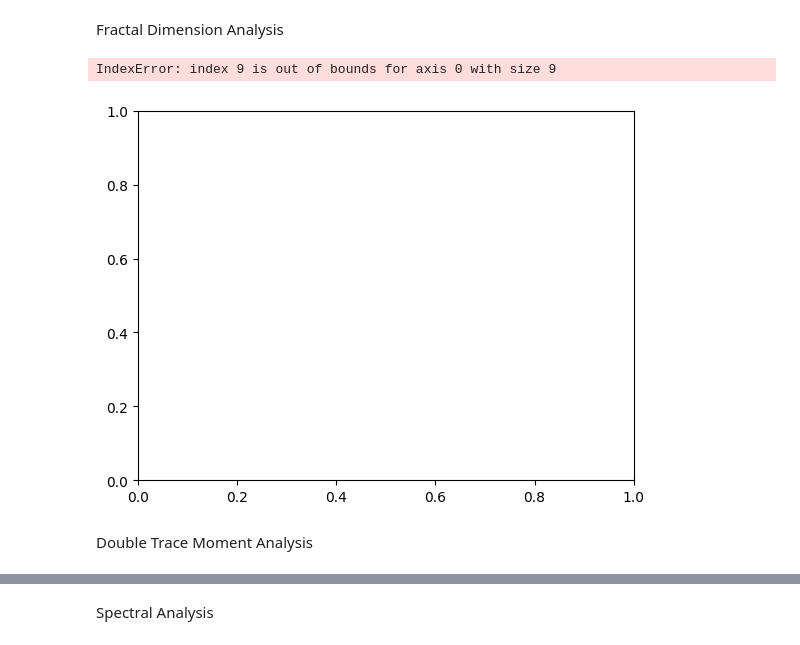
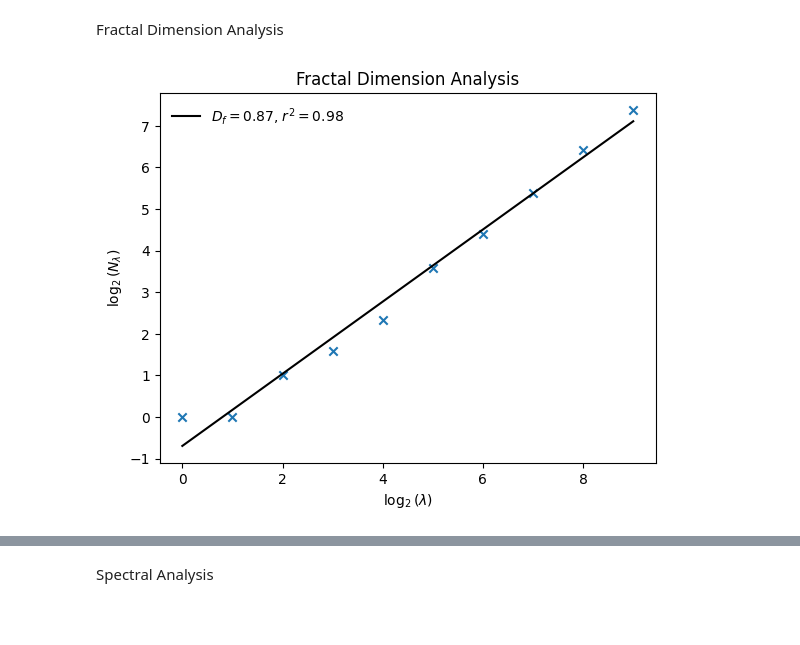
Before and after one commit to marcinmss/rain_analysis_toolbox, a Jupyter notebook: notebooks/test_multy_fractals/test_spectral2.ipynb, the cells around one changed output, grey strips where cells are left out. Cells and saved outputs as stored; diff of their text form; code cells hidden in the pictures; blank space fills up the shorter version.

```diff
--- a/notebooks/test_multy_fractals/test_spectral2.ipynb
+++ b/notebooks/test_multy_fractals/test_spectral2.ipynb
@@ -19,10 +29,7 @@ Fractal Dimension Analysis
 # %%
 figure = plt.figure()
 ax = figure.add_subplot(1,1,1)
-result = fractal_dimension_analysis(field.reshape((-1,1)))
+result = fractal_dimension_analysis(field.reshape((-1,1)), ax)
 plt.show()
 # %% [output]
-IndexError: index 9 is out of bounds for axis 0 with size 9
-[figure, old version]
+[figure, new version]
-# %% [markdown]
-Double Trace Moment Analysis
```
Also changed, not shown: parts of 9 cells of this notebook, 13 other files.
